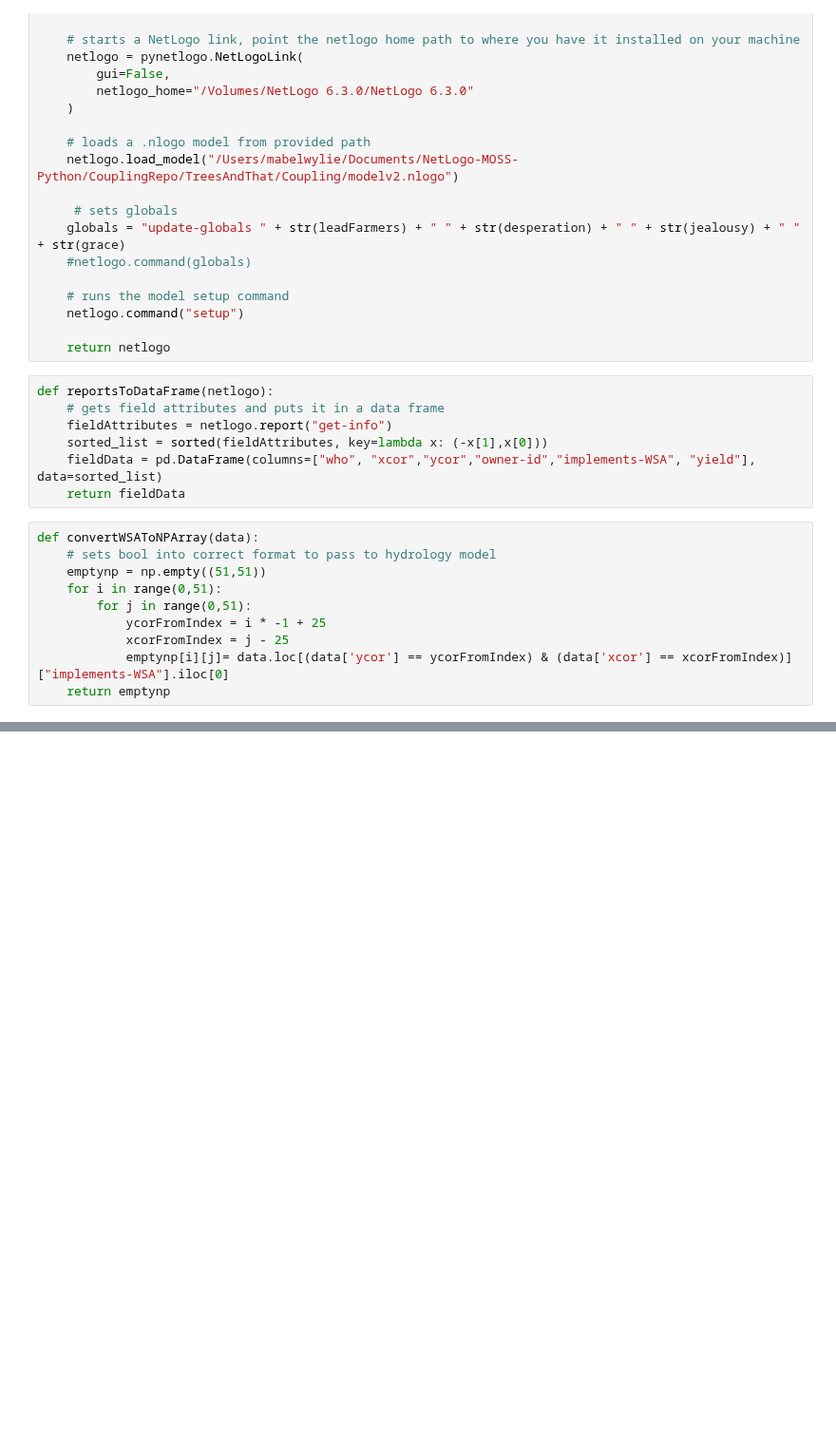
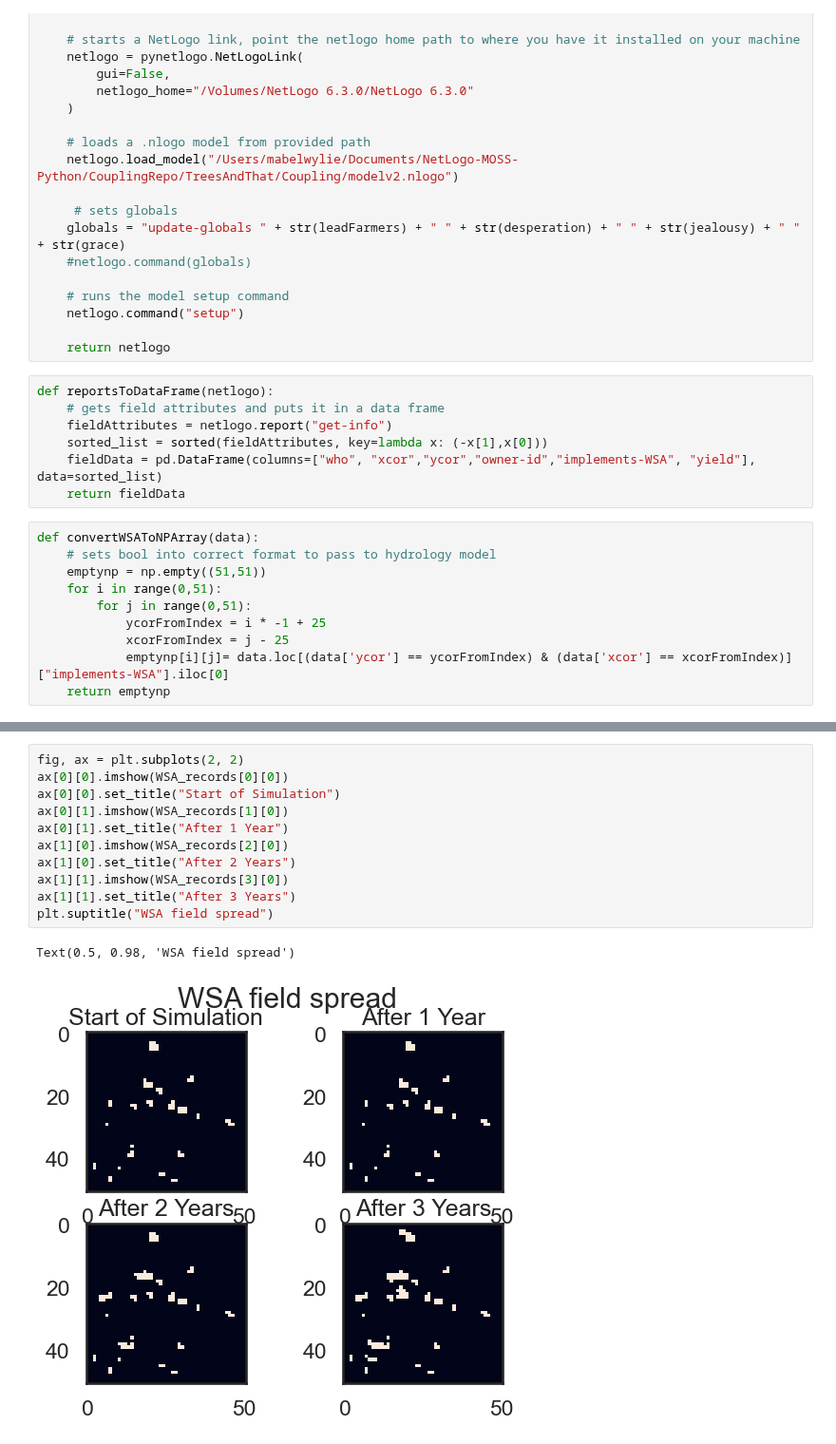
Before and after one commit to WylieMabel/TreesAndThat, a Jupyter notebook: LandLab_experiments/netlogoDriver.ipynb, the cells around one changed output, grey strips where cells are left out. Shown at 95% size. Cells and saved outputs as stored; diff of their text form; blank space fills up the shorter version.

```diff
--- a/LandLab_experiments/netlogoDriver.ipynb
+++ b/LandLab_experiments/netlogoDriver.ipynb
@@ -366,0 +194,14 @@ df.loc[df["implements-WSA"] == 1]
+# %%
+fig, ax = plt.subplots(2, 2)
+ax[0][0].imshow(WSA_records[0][0])
+ax[0][0].set_title("Start of Simulation")
+ax[0][1].imshow(WSA_records[1][0])
+ax[0][1].set_title("After 1 Year")
+ax[1][0].imshow(WSA_records[2][0])
+ax[1][0].set_title("After 2 Years")
+ax[1][1].imshow(WSA_records[3][0])
+ax[1][1].set_title("After 3 Years")
+plt.suptitle("WSA field spread")
+# %% [output]
+Text(0.5, 0.98, 'WSA field spread')
+[figure, added]
```
Also changed, not shown: parts of 15 cells of this notebook, 1 other file.
